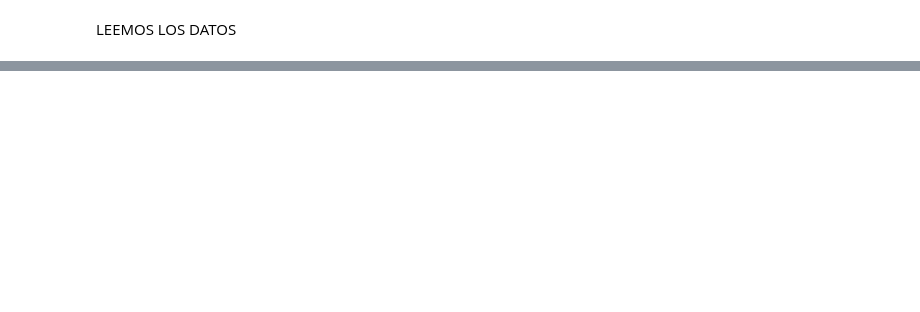
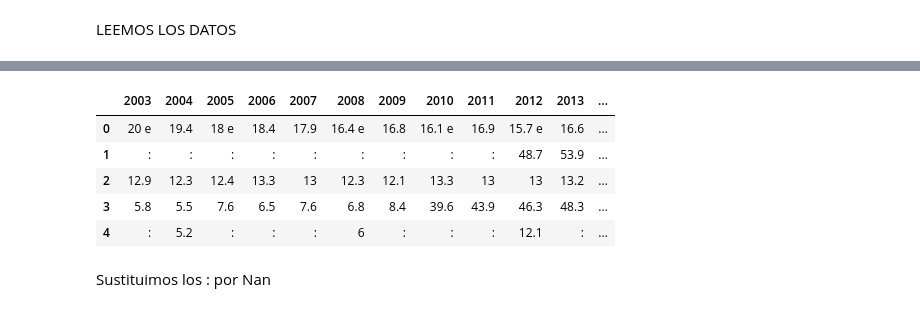
Before and after one commit to edurg18/DATAMINIG_1, a Jupyter notebook: preprocesamiento.ipynb, the cells around one changed output, grey strips where cells are left out. Saved outputs shown, nothing was run; the diff lists cells and outputs as text; code cells hidden in the pictures; blank space fills up the shorter version.

```diff
--- a/preprocesamiento.ipynb
+++ b/preprocesamiento.ipynb
@@ -16,0 +70,15 @@ datos.head()
+# %%
+datos = datos.drop(labels = "unit", axis=1)
+#Tambien eliminamos la columna 1 que ya la tenemos dividida
+datos = datos.drop(labels = "metadata", axis=1)
+# %%
+datos.head()
+# %% [output]
+|  | 2003 | 2004 | 2005 | 2006 | 2007 | 2008 | 2009 | 2010 | 2011 | 2012 | 2013 | ... |
+| 0 | 20 e | 19.4 | 18 e | 18.4 | 17.9 | 16.4 e | 16.8 | 16.1 e | 16.9 | 15.7 e | 16.6 | ... |
+| 1 | : | : | : | : | : | : | : | : | : | 48.7 | 53.9 | ... |
+| 2 | 12.9 | 12.3 | 12.4 | 13.3 | 13 | 12.3 | 12.1 | 13.3 | 13 | 13 | 13.2 | ... |
+| 3 | 5.8 | 5.5 | 7.6 | 6.5 | 7.6 | 6.8 | 8.4 | 39.6 | 43.9 | 46.3 | 48.3 | ... |
+| 4 | : | 5.2 | : | : | : | 6 | : | : | : | 12.1 | : | ... |
+# %% [markdown]
+Sustituimos los : por Nan
```
Also changed, not shown: parts of 24 cells of this notebook, 2 other files.
